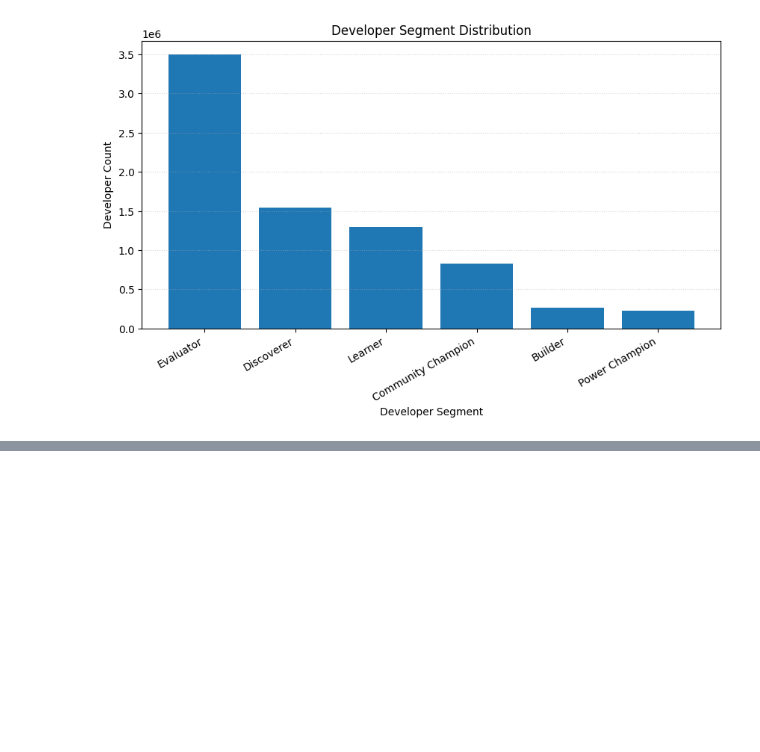
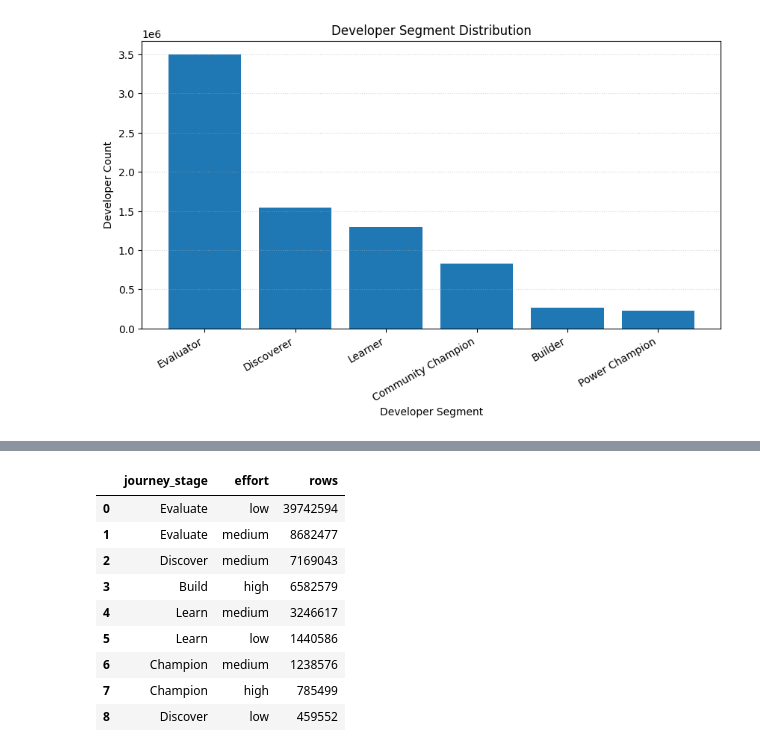
Before and after one commit to WBDoran/Spring2026_IndustryProject, a Jupyter notebook: DeveloperJourney.ipynb, the cells around one changed output, grey strips where cells are left out. Saved outputs shown, nothing was run; the diff lists cells and outputs as text; code cells hidden in the pictures; blank space fills up the shorter version.

```diff
--- a/DeveloperJourney.ipynb
+++ b/DeveloperJourney.ipynb
@@ -660,0 +709,84 @@ plt.show()
+# %%
+con.execute("""
+CREATE OR REPLACE TABLE activity_journey_effort AS
+SELECT * FROM (
+    VALUES
+        ('event registrations',    'Discover', 'low'),
+        ('event registration',     'Discover', 'low'),
+        ('other events',           'Discover', 'low'),
+        ('webinars',               'Discover', 'low'),
+        ('brev',                   'Discover', 'low'),
+        ('dev program membership', 'Discover', 'medium'),
+        ('conference',             'Discover', 'medium'),
+
+        ('dli training',           'Learn',    'medium'),
+        ('on-demand views',        'Learn',    'low'),
+        ('conf. sessions live',    'Learn',    'medium'),
+
+        ('devzone downloads',      'Evaluate', 'low'),
+        ('ngc downloads',          'Evaluate', 'medium'),
+        ('product specific comms', 'Evaluate', 'medium'),
+        ('program applications',   'Evaluate', 'medium'),
+
+        ('model api',              'Build',    'high'),
+        ('hosted api',             'Build',    'high'),
+        ('hackathons',             'Build',    'high'),
+        ('hackathon',              'Build',    'high'),
+        ('bugs filed',             'Build',    'high'),
+
+        ('contests',               'Champion', 'high'),
+        ('forum contributions',    'Champion', 'high'),
+        ('user feedback',          'Champion', 'medium'),
+        ('user feedback forms',    'Champion', 'medium')
+) AS t(activity, journey_stage, effort)
+""")
+
+coverage = con.execute("""
+SELECT
+    COUNT(*) AS total_rows,
+    SUM(CASE WHEN m.activity IS NOT NULL THEN 1 ELSE 0 END) AS mapped_rows,
+    SUM(CASE WHEN m.activity IS NULL THEN 1 ELSE 0 END) AS unmapped_rows,
+    ROUND(
+        100.0 * SUM(CASE WHEN m.activity IS NOT NULL THEN 1 ELSE 0 END) / COUNT(*),
+        2
+    ) AS pct_mapped
+FROM activity_clean a
+LEFT JOIN activity_journey_effort m
+  ON lower(trim(a.activity)) = m.activity
+WHERE a.activity IS NOT NULL
+""").fetchdf()
+
+unmapped = con.execute("""
+SELECT
+    lower(trim(a.activity)) AS unmapped_activity,
+    COUNT(*) AS rows
+FROM activity_clean a
+LEFT JOIN activity_journey_effort m
+  ON lower(trim(a.activity)) = m.activity
+WHERE a.activity IS NOT NULL
+  AND m.activity IS NULL
+GROUP BY 1
+ORDER BY rows DESC
+""").fetchdf()
+
+mapped_distribution = con.execute("""
+SELECT
+    m.journey_stage,
+    m.effort,
+    COUNT(*) AS rows
+FROM activity_clean a
+JOIN activity_journey_effort m
+  ON lower(trim(a.activity)) = m.activity
+GROUP BY 1, 2
+ORDER BY rows DESC
+""").fetchdf()
+
+print("Mapping coverage")
+display(coverage)
+
+print("Top unmapped activities")
+display(unmapped.head(50))
+
+print("Mapped activity distribution")
+display(mapped_distribution)
+# %% [output]
@@ -660,0 +802,10 @@ plt.show()
+|  | journey_stage | effort | rows |
+| 0 | Evaluate | low | 39742594 |
+| 1 | Evaluate | medium | 8682477 |
+| 2 | Discover | medium | 7169043 |
+| 3 | Build | high | 6582579 |
+| 4 | Learn | medium | 3246617 |
+| 5 | Learn | low | 1440586 |
+| 6 | Champion | medium | 1238576 |
+| 7 | Champion | high | 785499 |
+| 8 | Discover | low | 459552 |
```
Also changed, not shown: parts of 13 cells of this notebook.
